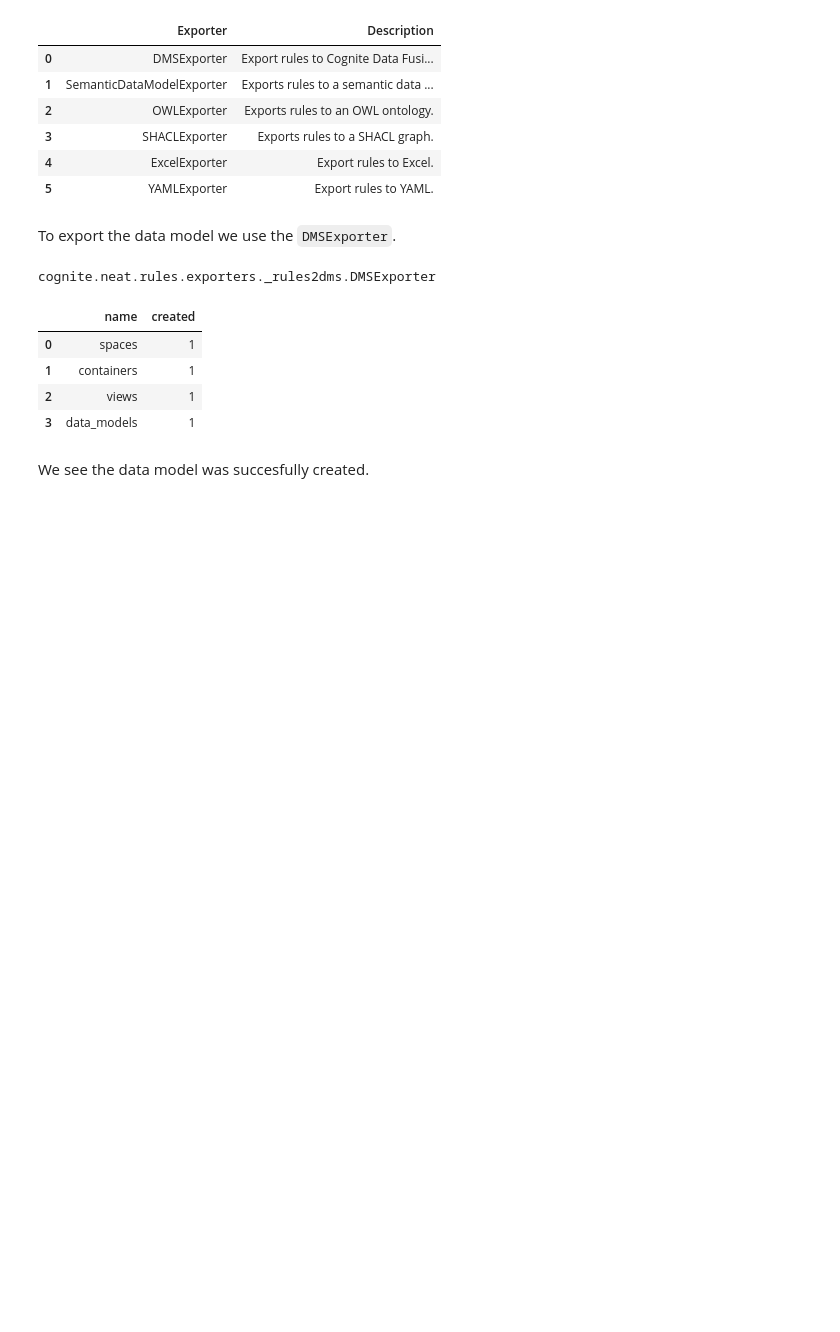
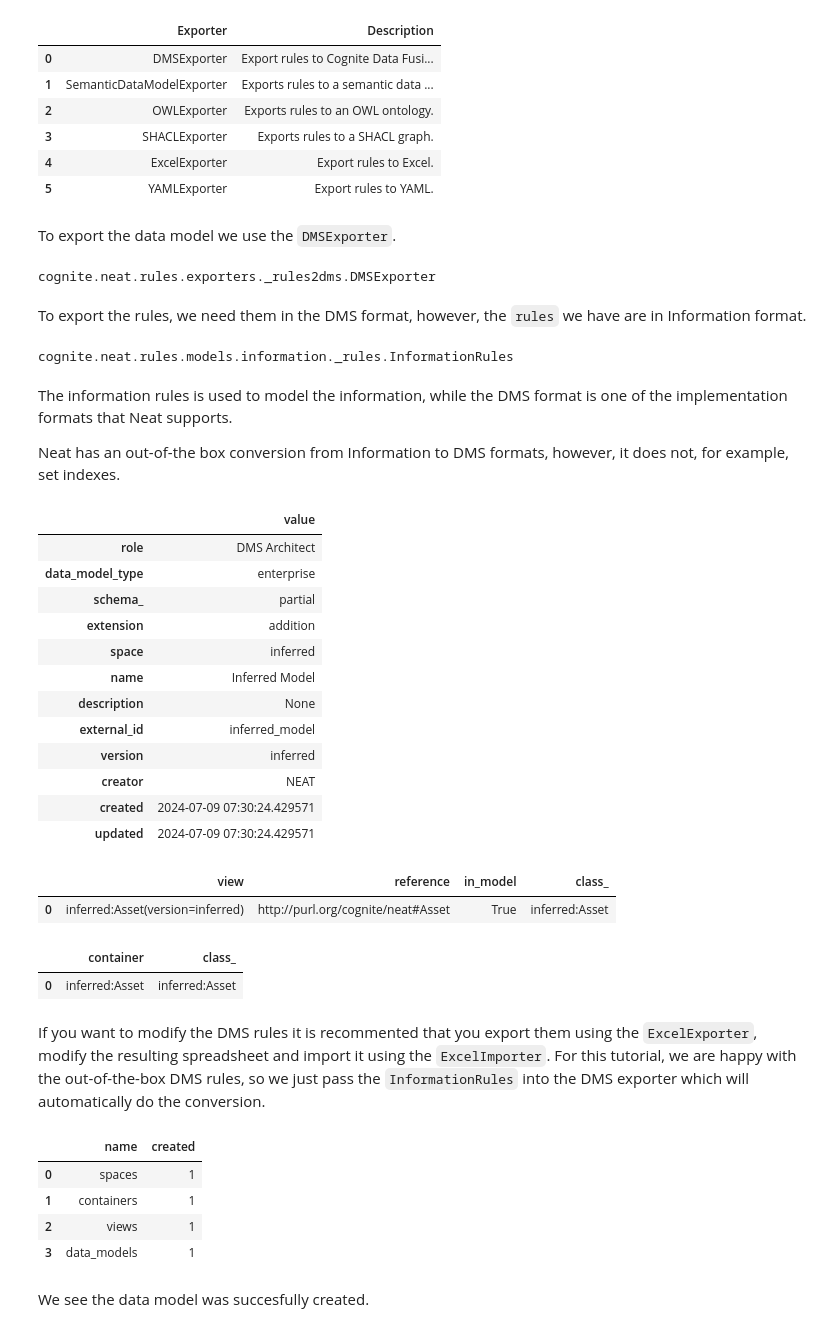
Before and after one commit to cognitedata/neat, a Jupyter notebook: docs/tutorials/asset_hierarchy_migration.ipynb, the cells around one changed output. Cells and saved outputs as stored; diff of their text form; code cells hidden in the pictures; blank space fills up the shorter version.

```diff
--- a/docs/tutorials/asset_hierarchy_migration.ipynb
+++ b/docs/tutorials/asset_hierarchy_migration.ipynb
@@ -176,3 +178,13 @@ To export the data model we use the `DMSExporter`.
 exporters.DMSExporter
 # %% [output]
 cognite.neat.rules.exporters._rules2dms.DMSExporter
+# %% [markdown]
+To export the rules, we need them in the DMS format, however, the `rules` we have are in Information format.
+# %%
+type(rules)
+# %% [output]
+cognite.neat.rules.models.information._rules.InformationRules
+# %% [markdown]
+The information rules is used to model the information, while the DMS format is one of the implementation formats that Neat supports.
+
+Neat has an out-of-the box conversion from Information to DMS formats, however, it does not, for example, set indexes.
@@ -179,3 +193,33 @@ cognite.neat.rules.exporters._rules2dms.DMSExporter
+# %%
+dms_rules.metadata
+# %% [output]
+|  | value |
+| role | DMS Architect |
+| data_model_type | enterprise |
+| schema_ | partial |
+| extension | addition |
+| space | inferred |
+| name | Inferred Model |
+| description | None |
+| external_id | inferred_model |
+| version | inferred |
+| creator | NEAT |
+| created | 2024-07-09 07:30:24.429571 |
+| updated | 2024-07-09 07:30:24.429571 |
+# %%
+dms_rules.views
+# %% [output]
+|  | view | reference | in_model | class_ |
+| 0 | inferred:Asset(version=inferred) | http://purl.org/cognite/neat#Asset | True | inferred:Asset |
+# %%
+dms_rules.containers
+# %% [output]
+|  | container | class_ |
+| 0 | inferred:Asset | inferred:Asset |
+# %% [markdown]
+If you want to modify the DMS rules it is recommented that you export them using the `ExcelExporter`, modify the resulting spreadsheet
+and import it using the `ExcelImporter`. For this tutorial, we are happy with the out-of-the-box DMS rules, so we just pass
+the `InformationRules` into the DMS exporter which will automatically do the conversion.
 # %%
 exporter = exporters.DMSExporter()
 # %%
```
Also changed, not shown: parts of 15 cells of this notebook, 6 other files.
